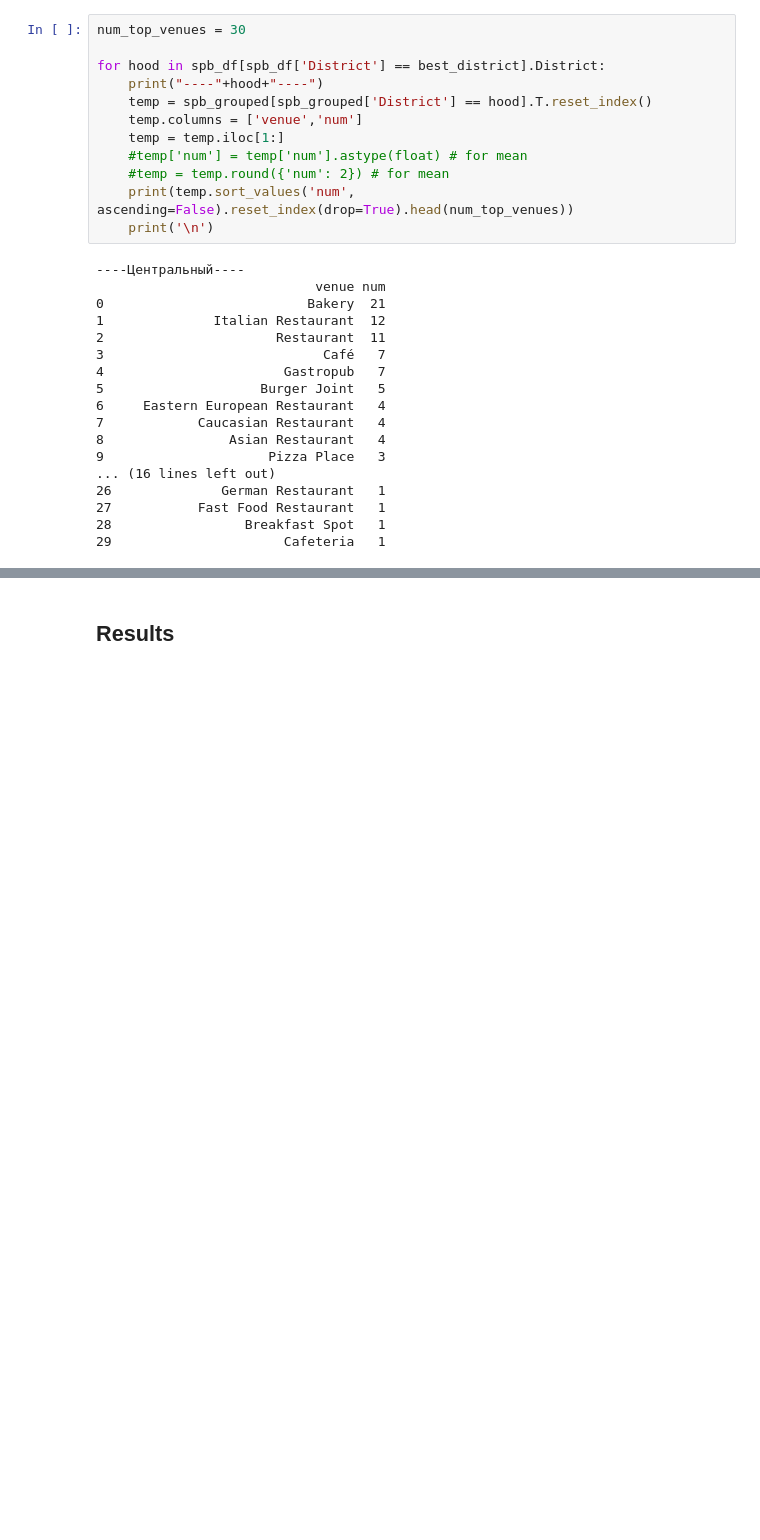
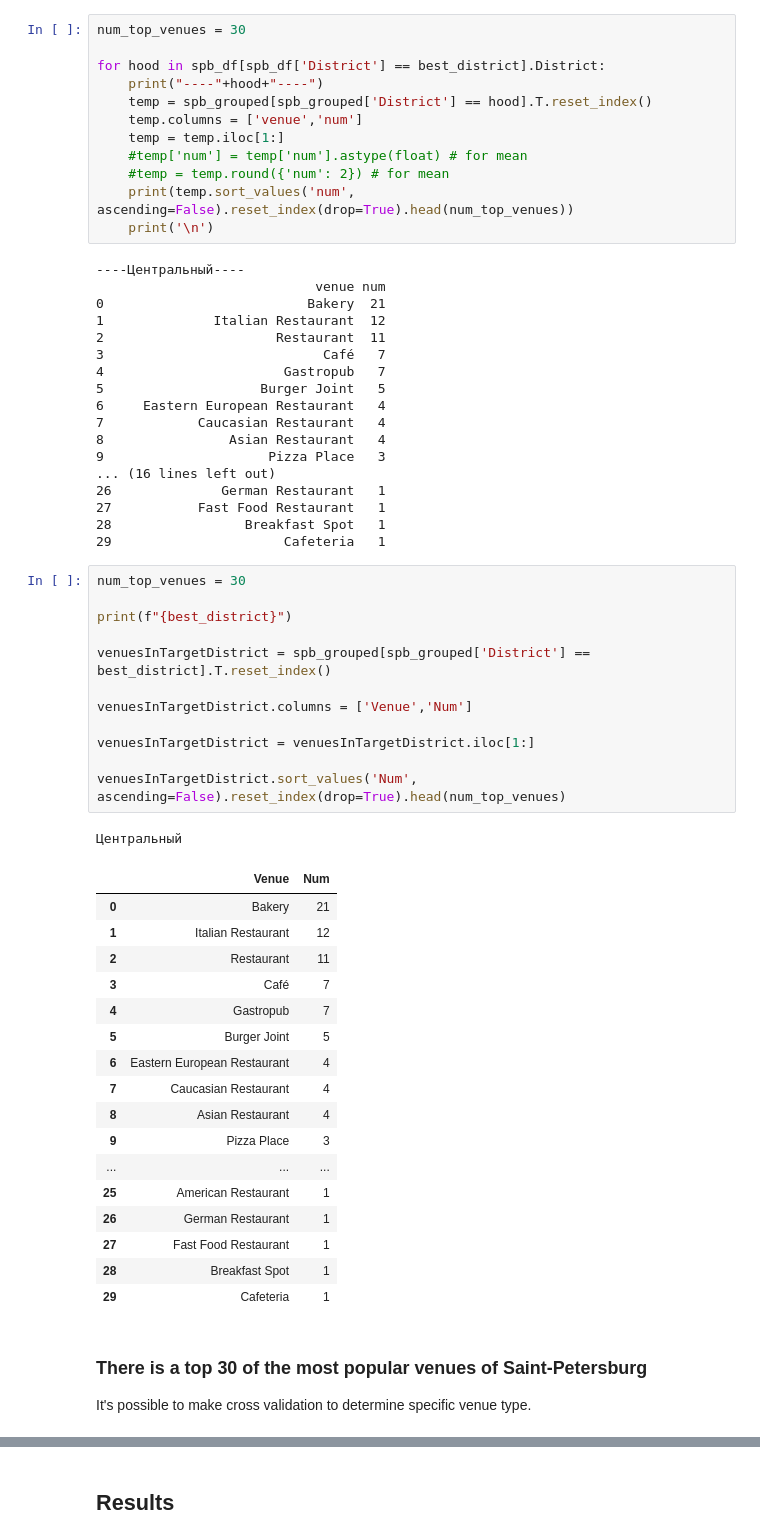
Before and after one commit to nevertheless-ui/data-analysis-study-projects-2019, a Jupyter notebook: Saint Petersburg Venues Clastering Analysis/ML_SPB_Clustering_Project_EN.ipynb, the cells around one changed output, grey strips where cells are left out. Cells and saved outputs as stored; diff of their text form; blank space fills up the shorter version.

Commit message:
add venues cross-validation

```diff
--- a/Saint Petersburg Venues Clastering Analysis/ML_SPB_Clustering_Project_EN.ipynb
+++ b/Saint Petersburg Venues Clastering Analysis/ML_SPB_Clustering_Project_EN.ipynb
@@ -1667,3 +1670,38 @@ for hood in spb_df[spb_df['District'] == best_district].District:
 27           Fast Food Restaurant   1
 28                 Breakfast Spot   1
 29                      Cafeteria   1
+# %%
+num_top_venues = 30
+
+print(f"{best_district}")
+
+venuesInTargetDistrict = spb_grouped[spb_grouped['District'] == best_district].T.reset_index()
+
+venuesInTargetDistrict.columns = ['Venue','Num']
+
+venuesInTargetDistrict = venuesInTargetDistrict.iloc[1:]
+
+venuesInTargetDistrict.sort_values('Num', ascending=False).reset_index(drop=True).head(num_top_venues)
+# %% [output]
+Центральный
+|  | Venue | Num |
+| 0 | Bakery | 21 |
+| 1 | Italian Restaurant | 12 |
+| 2 | Restaurant | 11 |
+| 3 | Café | 7 |
+| 4 | Gastropub | 7 |
+| 5 | Burger Joint | 5 |
+| 6 | Eastern European Restaurant | 4 |
+| 7 | Caucasian Restaurant | 4 |
+| 8 | Asian Restaurant | 4 |
+| 9 | Pizza Place | 3 |
+| ... | ... | ... |
+| 25 | American Restaurant | 1 |
+| 26 | German Restaurant | 1 |
+| 27 | Fast Food Restaurant | 1 |
+| 28 | Breakfast Spot | 1 |
+| 29 | Cafeteria | 1 |
+# %% [markdown]
+### There is a top 30 of the most popular venues of Saint-Petersburg
+
+It's possible to make cross validation to determine specific venue type.
```
Also changed, not shown: parts of 9 cells of this notebook.
